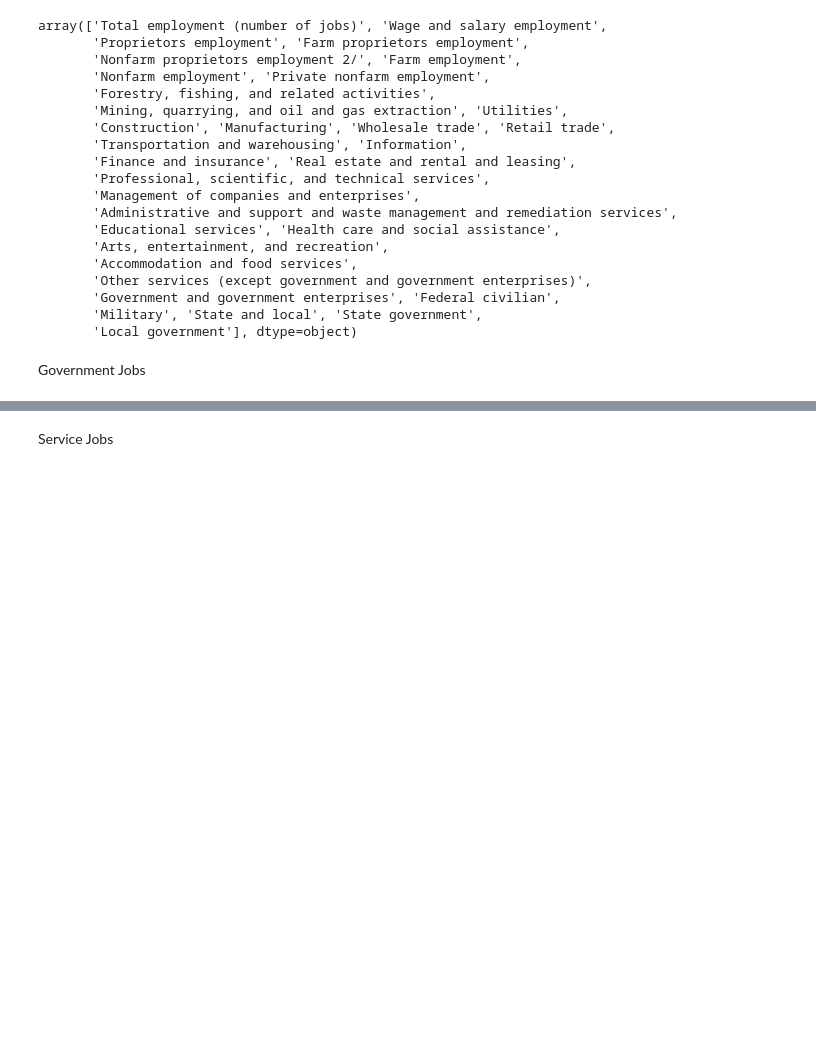
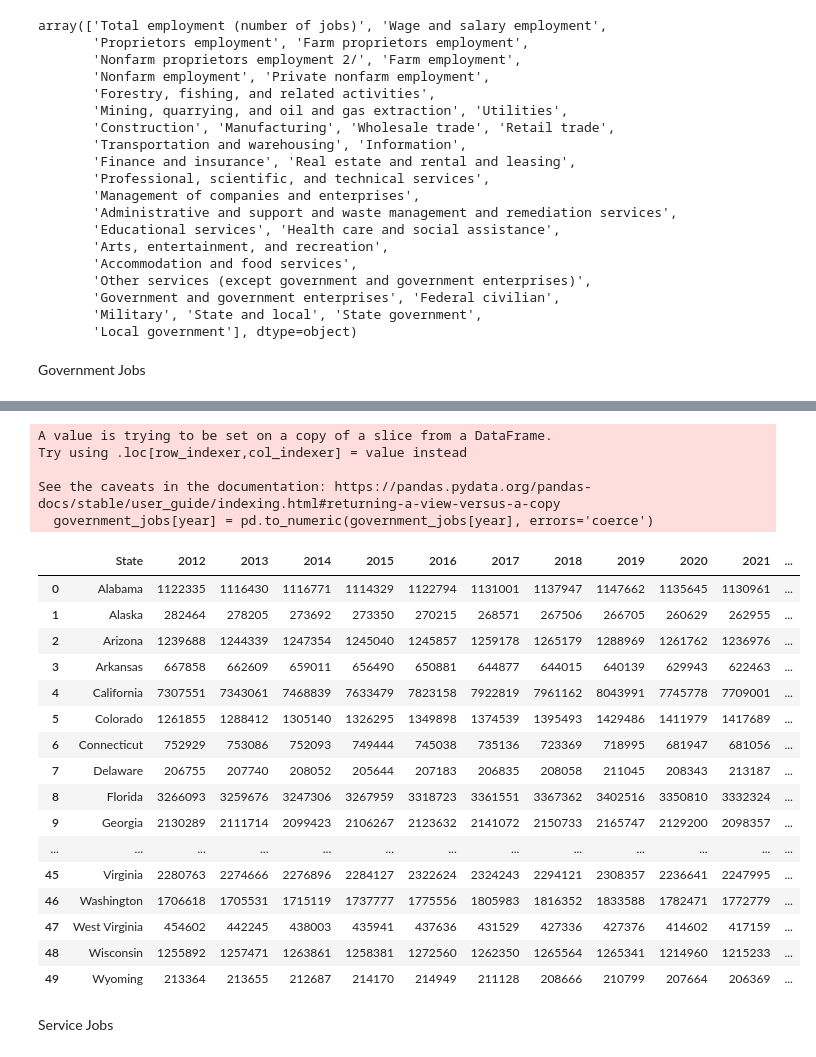
Before and after one commit to Tylerwilliams3644/Bootcamp-Project-1, a Jupyter notebook: Working Code/Employment/Employment.ipynb, the cells around one changed output, grey strips where cells are left out. Drawn from its saved outputs; the diff is of its cells as text; code cells hidden in the pictures; blank space fills up the shorter version.

```diff
--- a/Working Code/Employment/Employment.ipynb
+++ b/Working Code/Employment/Employment.ipynb
@@ -128,3 +132,47 @@ display(government_jobs)
+# %%
+desired_years = "2012", "2013", "2014", "2015", "2016", "2017", "2018", "2019", "2020", "2021", "2022"
+
+for year in desired_years:
+    government_jobs[year] = pd.to_numeric(government_jobs[year], errors='coerce')
+
+desired_states = ["Alabama", "Alaska", "Arizona", "Arkansas","California","Colorado","Connecticut","Delaware","Florida","Georgia","Hawaii","Idaho","Illinois","Indiana","Iowa","Kansas","Kentucky","Louisiana","Maine","Maryland","Massachusetts","Michigan","Minnesota","Mississippi","Missouri","Montana","Nebraska","Nevada","New Hampshire","New Jersey","New Mexico","New York","North Carolina","North Dakota","Ohio","Oklahoma","Oregon","Pennsylvania","Rhode Island","South Carolina","South Dakota","Tennessee","Texas","Utah","Vermont","Virginia","Washington","West Virginia","Wisconsin","Wyoming"]
+
+all_government_jobs = []
+
+for state in desired_states:
+        find_government_job = government_jobs.loc[government_jobs["Location"] == state, desired_years].sum()
+        all_government_jobs.append(find_government_job)
+
+all_government_jobs = pd.DataFrame(all_government_jobs)
+all_government_jobs["State"] = desired_states
+
+column_to_move = "State"
+moved_column = all_government_jobs.pop(column_to_move)
+all_government_jobs.insert(0,column_to_move, moved_column)
+display(all_government_jobs)
+# %% [output]
+A value is trying to be set on a copy of a slice from a DataFrame.
+Try using .loc[row_indexer,col_indexer] = value instead
+
+See the caveats in the documentation: https://pandas.pydata.org/pandas-docs/stable/user_guide/indexing.html#returning-a-view-versus-a-copy
+  government_jobs[year] = pd.to_numeric(government_jobs[year], errors='coerce')
+|  | State | 2012 | 2013 | 2014 | 2015 | 2016 | 2017 | 2018 | 2019 | 2020 | 2021 | ... |
+| 0 | Alabama | 1122335 | 1116430 | 1116771 | 1114329 | 1122794 | 1131001 | 1137947 | 1147662 | 1135645 | 1130961 | ... |
+| 1 | Alaska | 282464 | 278205 | 273692 | 273350 | 270215 | 268571 | 267506 | 266705 | 260629 | 262955 | ... |
+| 2 | Arizona | 1239688 | 1244339 | 1247354 | 1245040 | 1245857 | 1259178 | 1265179 | 1288969 | 1261762 | 1236976 | ... |
+| 3 | Arkansas | 667858 | 662609 | 659011 | 656490 | 650881 | 644877 | 644015 | 640139 | 629943 | 622463 | ... |
+| 4 | California | 7307551 | 7343061 | 7468839 | 7633479 | 7823158 | 7922819 | 7961162 | 8043991 | 7745778 | 7709001 | ... |
+| 5 | Colorado | 1261855 | 1288412 | 1305140 | 1326295 | 1349898 | 1374539 | 1395493 | 1429486 | 1411979 | 1417689 | ... |
+| 6 | Connecticut | 752929 | 753086 | 752093 | 749444 | 745038 | 735136 | 723369 | 718995 | 681947 | 681056 | ... |
+| 7 | Delaware | 206755 | 207740 | 208052 | 205644 | 207183 | 206835 | 208058 | 211045 | 208343 | 213187 | ... |
+| 8 | Florida | 3266093 | 3259676 | 3247306 | 3267959 | 3318723 | 3361551 | 3367362 | 3402516 | 3350810 | 3332324 | ... |
+| 9 | Georgia | 2130289 | 2111714 | 2099423 | 2106267 | 2123632 | 2141072 | 2150733 | 2165747 | 2129200 | 2098357 | ... |
+| ... | ... | ... | ... | ... | ... | ... | ... | ... | ... | ... | ... | ... |
+| 45 | Virginia | 2280763 | 2274666 | 2276896 | 2284127 | 2322624 | 2324243 | 2294121 | 2308357 | 2236641 | 2247995 | ... |
+| 46 | Washington | 1706618 | 1705531 | 1715119 | 1737777 | 1775556 | 1805983 | 1816352 | 1833588 | 1782471 | 1772779 | ... |
+| 47 | West Virginia | 454602 | 442245 | 438003 | 435941 | 437636 | 431529 | 427336 | 427376 | 414602 | 417159 | ... |
+| 48 | Wisconsin | 1255892 | 1257471 | 1263861 | 1258381 | 1272560 | 1262350 | 1265564 | 1265341 | 1214960 | 1215233 | ... |
+| 49 | Wyoming | 213364 | 213655 | 212687 | 214170 | 214949 | 211128 | 208666 | 210799 | 207664 | 206369 | ... |
 # %% [markdown]
 Service Jobs
 # %%
```
Also changed, not shown: parts of 7 cells of this notebook, 1 other file.
